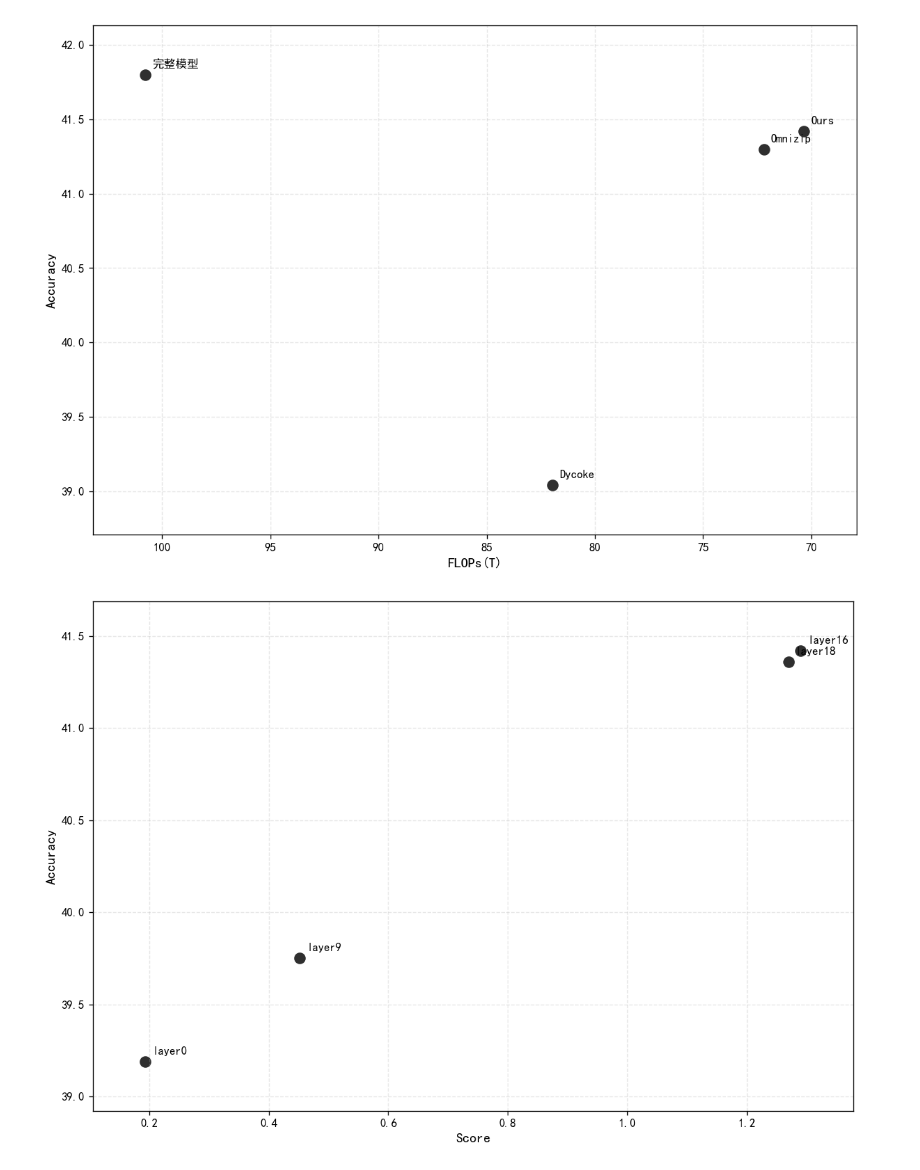
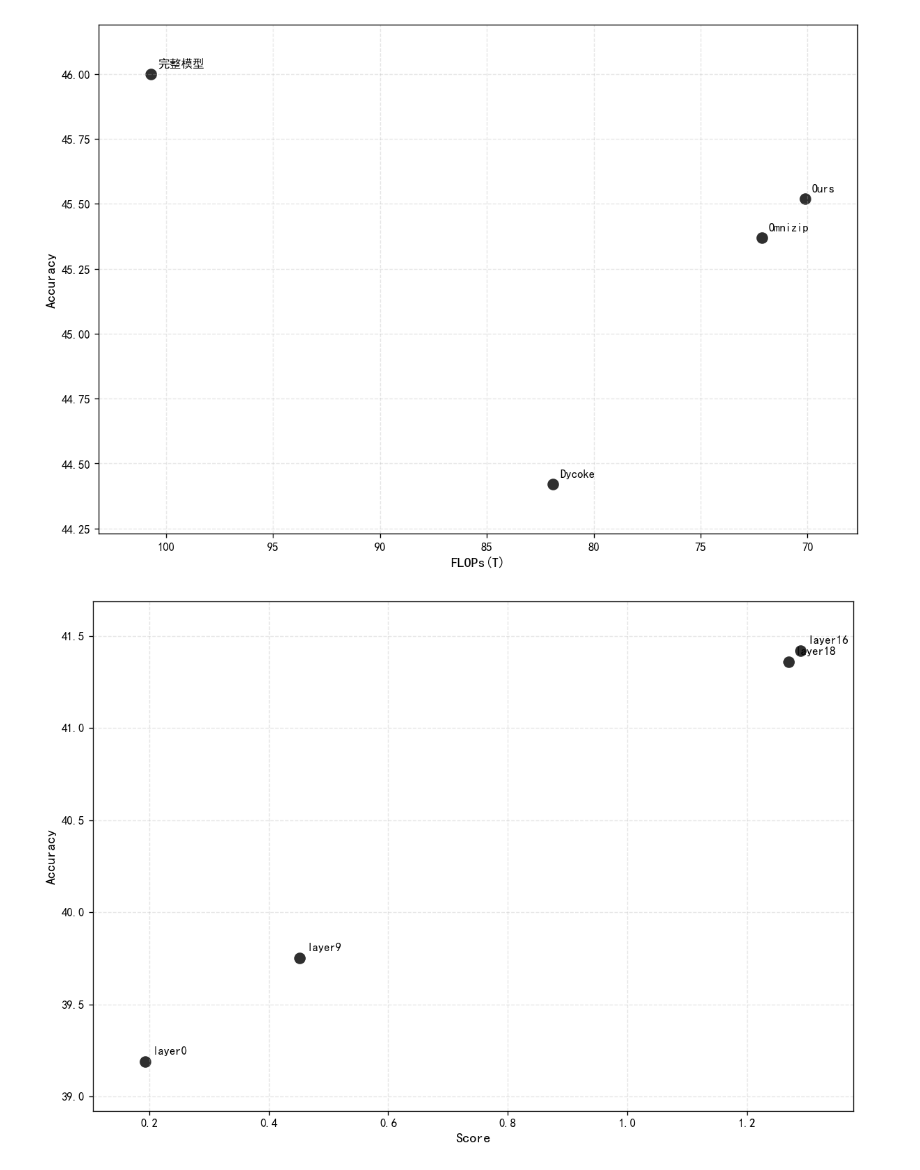
Before and after one commit to Cosmo-klara/Blog, a Jupyter notebook: src/content/blog/2_week9/1.ipynb, the cells around one changed output. Saved outputs shown, nothing was run; the diff lists cells and outputs as text; code cells hidden in the pictures.

```diff
--- a/src/content/blog/2_week9/1.ipynb
+++ b/src/content/blog/2_week9/1.ipynb
@@ -1,31 +1,31 @@
 # %%
 import matplotlib.pyplot as plt
 import numpy as np
 
 plt.rcParams["font.sans-serif"] = ["SimHei", "Microsoft YaHei", "Noto Sans CJK SC"]
 plt.rcParams["axes.unicode_minus"] = False
 
 models = ['完整模型', 'Dycoke', 'Omnizip', 'Ours']
-accuracy = [41.80, 39.04, 41.30, 41.42]
-flops = [100.77, 81.97, 72.20, 70.34]
+accuracy = [46.00, 44.42, 45.37, 45.52]
+flops = [100.71, 81.91, 72.14, 70.11]
 
 fig, ax = plt.subplots(figsize=(10, 6.8), dpi=120)
 
 ax.scatter(flops, accuracy, s=80, color='#2f2f2f')
 
 for name, acc, f in zip(models, accuracy, flops):
     ax.annotate(name, xy=(f, acc), xytext=(6, 6), textcoords='offset points', fontsize=10)
 
 ax.set_xlabel('FLOPs(T)', fontsize=12)
 ax.set_ylabel('Accuracy', fontsize=12)
 ax.invert_xaxis()
 ax.grid(True, linestyle='--', alpha=0.3)
 ax.margins(x=0.08, y=0.12)
 
 fig.tight_layout()
 plt.show()
 # %% [output]
-[figure, old version]
+[figure, new version]
 # %%
 import matplotlib.pyplot as plt
 import numpy as np
```
Also changed, not shown: parts of 2 cells of this notebook, 1 other file.
